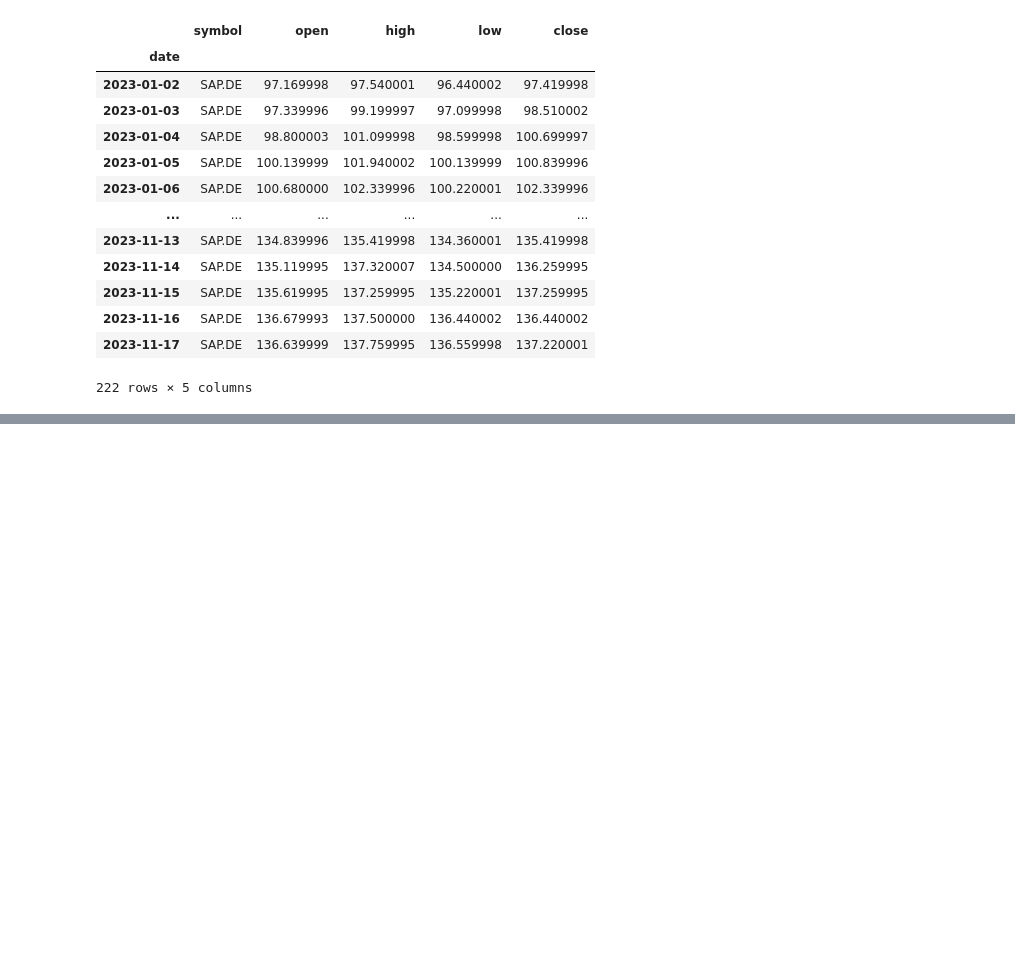
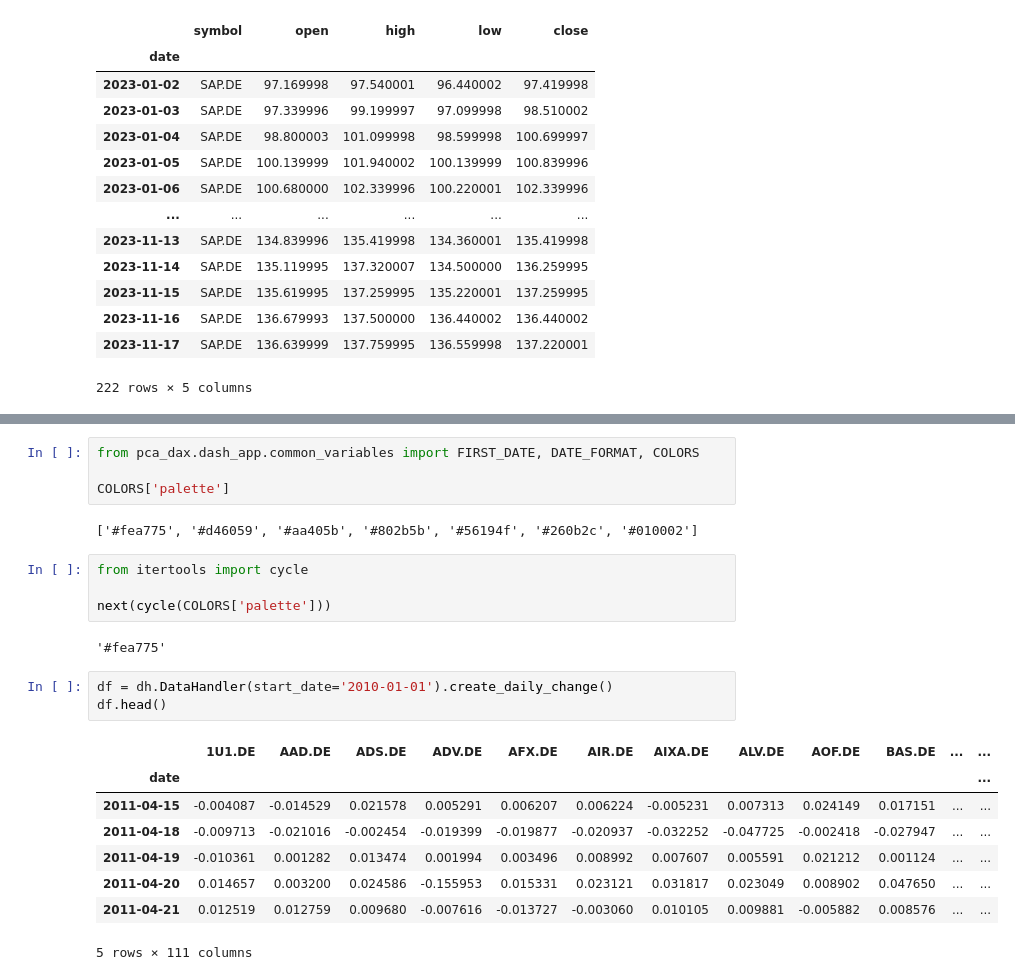
Before and after one commit to rmnskb/pca-project, a Jupyter notebook: testing.ipynb, the cells around one changed output, grey strips where cells are left out. Saved outputs shown, nothing was run; the diff lists cells and outputs as text; blank space fills up the shorter version.

```diff
--- a/testing.ipynb
+++ b/testing.ipynb
@@ -336,0 +495,24 @@ df[df.symbol.isin(selected_stock)]
+# %%
+from pca_dax.dash_app.common_variables import FIRST_DATE, DATE_FORMAT, COLORS
+
+COLORS['palette']
+# %% [output]
+['#fea775', '#d46059', '#aa405b', '#802b5b', '#56194f', '#260b2c', '#010002']
+# %%
+from itertools import cycle
+
+next(cycle(COLORS['palette']))
+# %% [output]
+'#fea775'
+# %%
+df = dh.DataHandler(start_date='2010-01-01').create_daily_change()
+df.head()
+# %% [output]
+|  | 1U1.DE | AAD.DE | ADS.DE | ADV.DE | AFX.DE | AIR.DE | AIXA.DE | ALV.DE | AOF.DE | BAS.DE | ... | ... |
+| date |  |  |  |  |  |  |  |  |  |  |  | ... |
+| 2011-04-15 | -0.004087 | -0.014529 | 0.021578 | 0.005291 | 0.006207 | 0.006224 | -0.005231 | 0.007313 | 0.024149 | 0.017151 | ... | ... |
+| 2011-04-18 | -0.009713 | -0.021016 | -0.002454 | -0.019399 | -0.019877 | -0.020937 | -0.032252 | -0.047725 | -0.002418 | -0.027947 | ... | ... |
+| 2011-04-19 | -0.010361 | 0.001282 | 0.013474 | 0.001994 | 0.003496 | 0.008992 | 0.007607 | 0.005591 | 0.021212 | 0.001124 | ... | ... |
+| 2011-04-20 | 0.014657 | 0.003200 | 0.024586 | -0.155953 | 0.015331 | 0.023121 | 0.031817 | 0.023049 | 0.008902 | 0.047650 | ... | ... |
+| 2011-04-21 | 0.012519 | 0.012759 | 0.009680 | -0.007616 | -0.013727 | -0.003060 | 0.010105 | 0.009881 | -0.005882 | 0.008576 | ... | ... |
+5 rows × 111 columns
```
Also changed, not shown: parts of 18 cells of this notebook, 2 other files.
